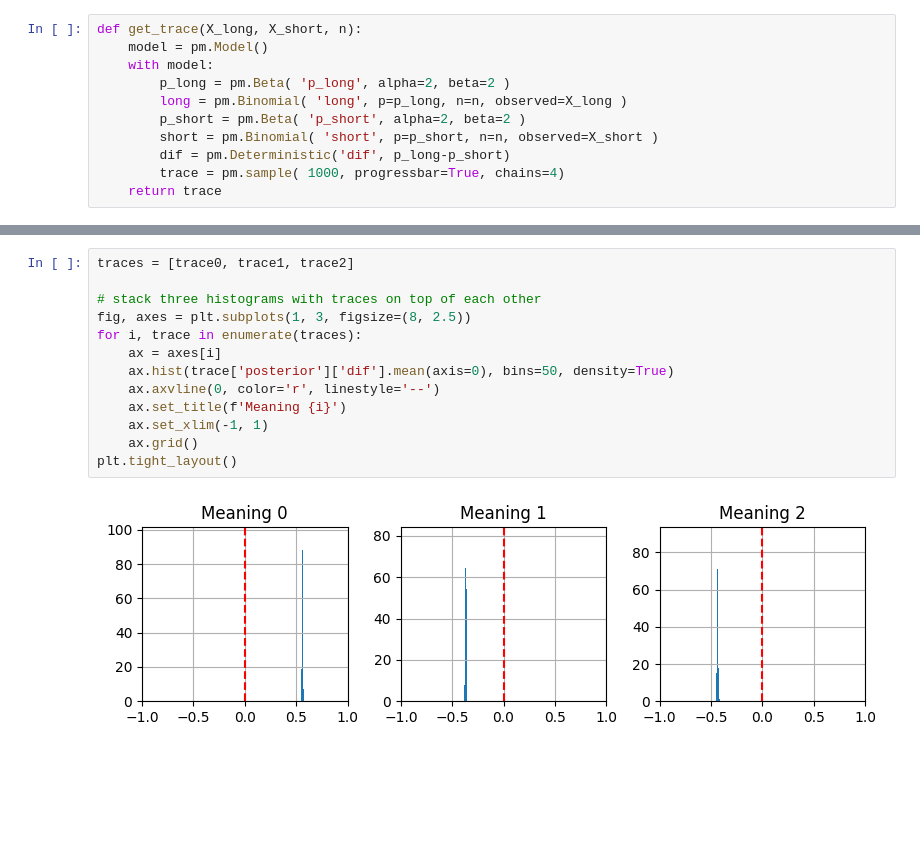
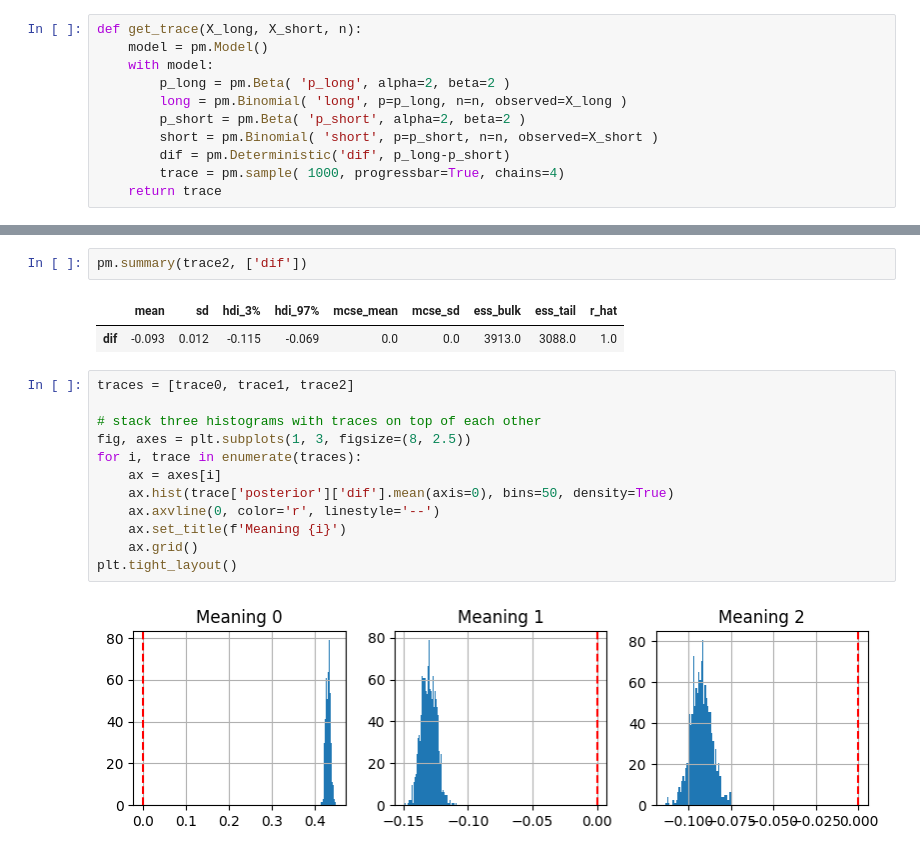
Before and after one commit to alexeykosh/2023-lexical-uncertainty-context-model, a Jupyter notebook: src/notebooks/experiment_model.ipynb, the cells around one changed output, grey strips where cells are left out. Cells and saved outputs as stored; diff of their text form; blank space fills up the shorter version.

```diff
--- a/src/notebooks/experiment_model.ipynb
+++ b/src/notebooks/experiment_model.ipynb
@@ -442,15 +451,19 @@ Sampling 4 chains for 1_000 tune and 1_000 draw iterations (4_000 + 4_000 draws
+# %%
+pm.summary(trace2, ['dif'])
+# %% [output]
+|  | mean | sd | hdi_3% | hdi_97% | mcse_mean | mcse_sd | ess_bulk | ess_tail | r_hat |
+| dif | -0.093 | 0.012 | -0.115 | -0.069 | 0.0 | 0.0 | 3913.0 | 3088.0 | 1.0 |
 # %%
 traces = [trace0, trace1, trace2]
 
 # stack three histograms with traces on top of each other
 fig, axes = plt.subplots(1, 3, figsize=(8, 2.5))
 for i, trace in enumerate(traces):
     ax = axes[i]
     ax.hist(trace['posterior']['dif'].mean(axis=0), bins=50, density=True)
     ax.axvline(0, color='r', linestyle='--')
     ax.set_title(f'Meaning {i}')
-    ax.set_xlim(-1, 1)
     ax.grid()
 plt.tight_layout()
 # %% [output]
-[figure, old version]
+[figure, new version]
```
Also changed, not shown: parts of 18 cells of this notebook.
